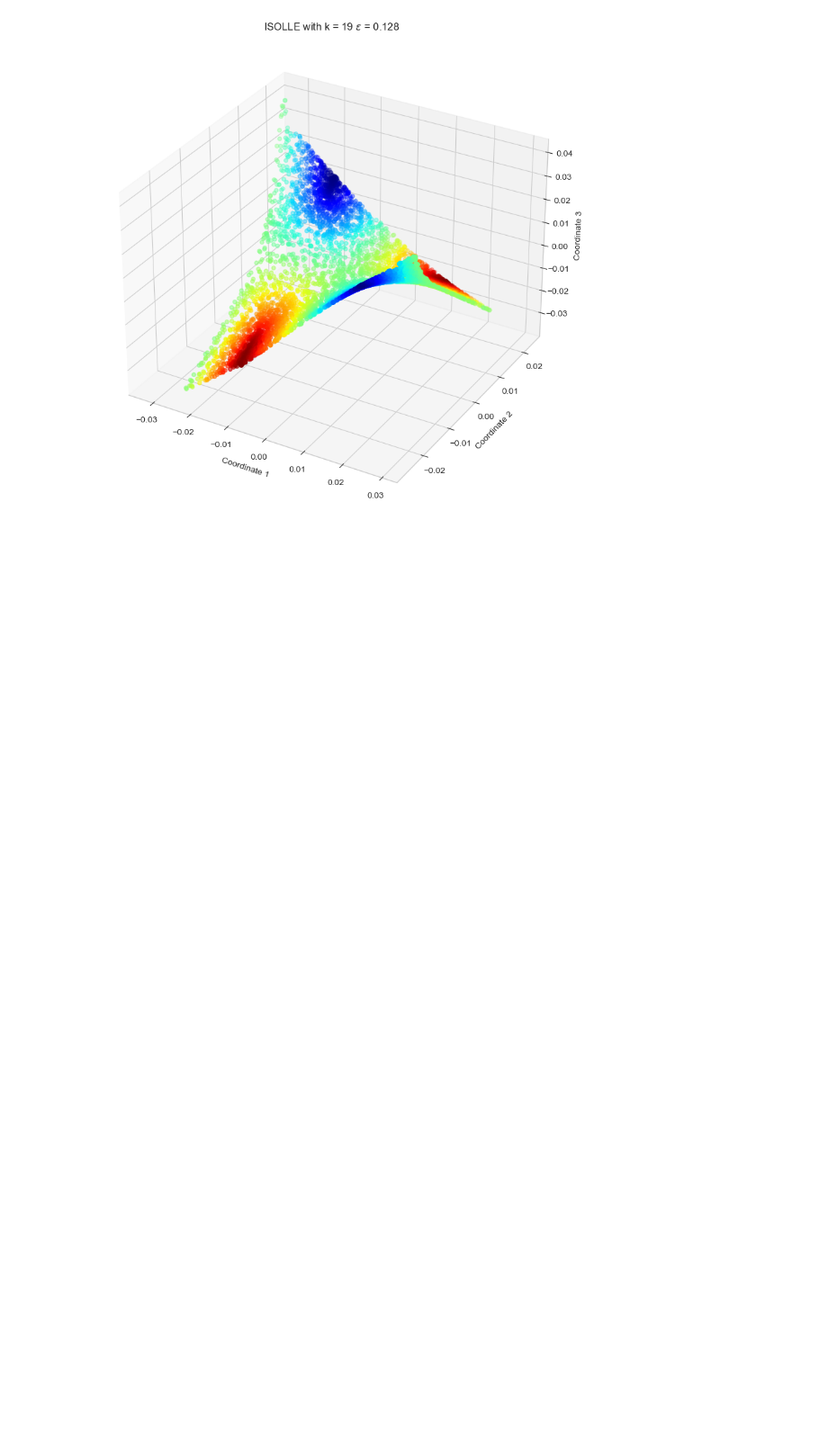
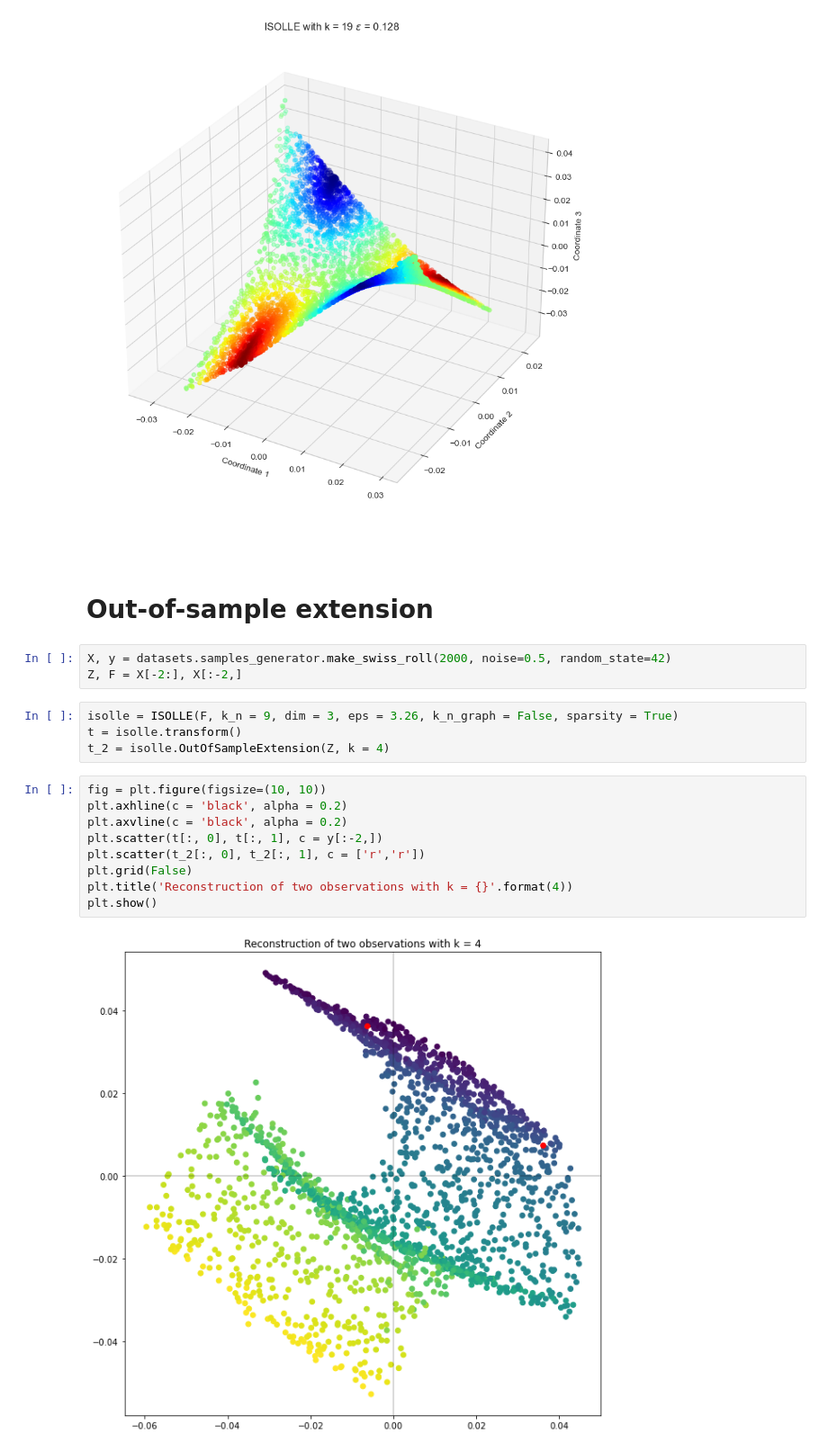
Before and after one commit to JAVI897/LLE-and-its-variants, a Jupyter notebook: ISOLLE/example ISOLLE.ipynb, the cells around one changed output. Shown at 90% size. Cells and saved outputs as stored; diff of their text form; blank space fills up the shorter version.

Commit message:
Out of sample

```diff
--- a/ISOLLE/example ISOLLE.ipynb
+++ b/ISOLLE/example ISOLLE.ipynb
@@ -206,3 +206,25 @@ isolle.plot_embedding_2d(color, grid = False, cmap = plt.cm.jet, size = (15, 10)
 isolle.plot_embedding_3d(color, grid = False, cmap = plt.cm.jet, size = (15, 10) )
 # %% [output]
 [figure]
+# %% [markdown]
+<br>
+# %% [markdown]
+# Out-of-sample extension
+# %%
+X, y = datasets.samples_generator.make_swiss_roll(2000, noise=0.5, random_state=42)
+Z, F = X[-2:], X[:-2,]
+# %%
+isolle = ISOLLE(F, k_n = 9, dim = 3, eps = 3.26, k_n_graph = False, sparsity = True)
+t = isolle.transform()
+t_2 = isolle.OutOfSampleExtension(Z, k = 4)
+# %%
+fig = plt.figure(figsize=(10, 10))
+plt.axhline(c = 'black', alpha = 0.2)
+plt.axvline(c = 'black', alpha = 0.2)
+plt.scatter(t[:, 0], t[:, 1], c = y[:-2,])
+plt.scatter(t_2[:, 0], t_2[:, 1], c = ['r','r'])
+plt.grid(False)
+plt.title('Reconstruction of two observations with k = {}'.format(4))
+plt.show()
+# %% [output]
+[figure, added]
```
Also changed, not shown: parts of 2 cells of this notebook, 1 other file.
